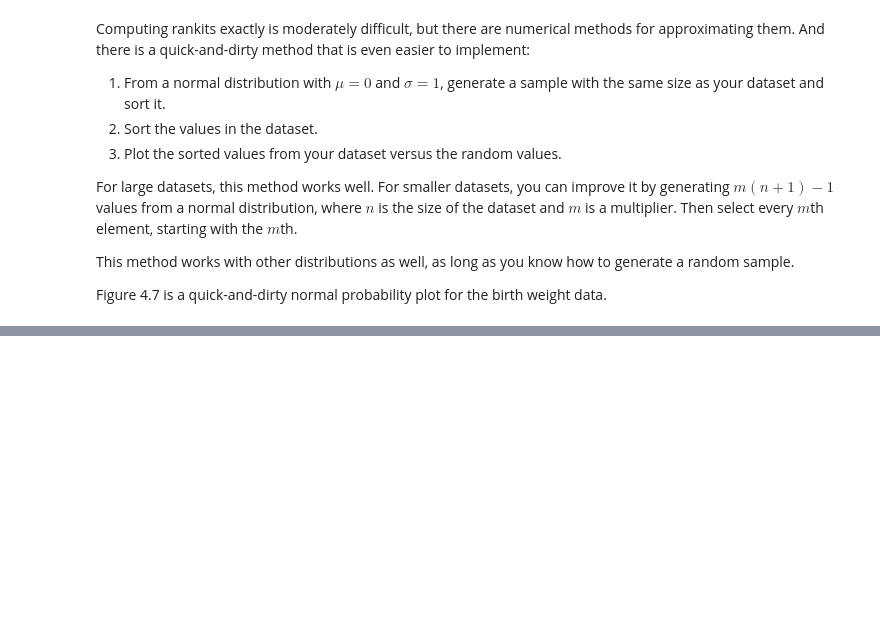
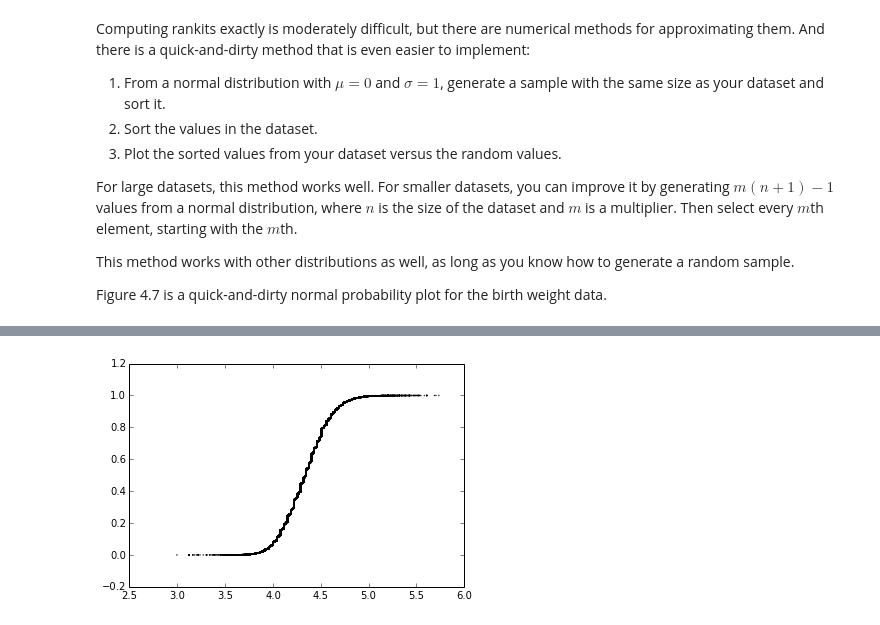
Before and after one commit to 8bit-pixies/Data-Science, a Jupyter notebook: Think-Stats/4 Continuous Distributions.ipynb, the cells around one changed output, grey strips where cells are left out. Saved outputs shown, nothing was run; the diff lists cells and outputs as text; code cells hidden in the pictures; blank space fills up the shorter version.

```diff
--- a/Think-Stats/4 Continuous Distributions.ipynb
+++ b/Think-Stats/4 Continuous Distributions.ipynb
@@ -730,0 +644,8 @@ but not 0, which is good, because log 0 is undefined.
+# %%
+#create plot... (this is for log weight)
+Y = np.random.random(size=len(weights))
+Y = sorted(Y)
+plt.scatter(weights, Y, s=.2)
+plt.show()
+# %% [output]
+[figure, added]
```
Also changed, not shown: parts of 33 cells of this notebook, 6 other files.
